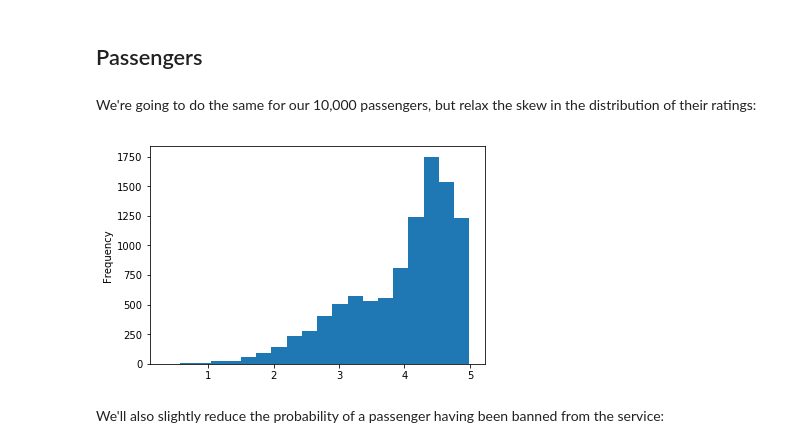
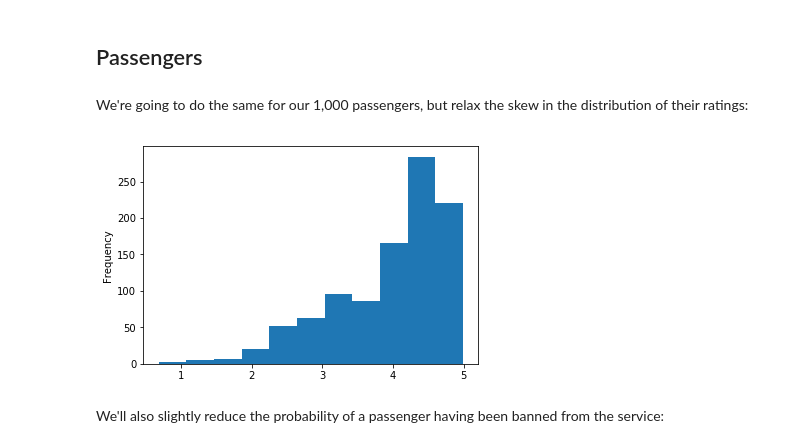
Before and after one commit to theianchan/data-notebooks, a Jupyter notebook: practice-marketplace-datasets.ipynb, the cells around one changed output. Drawn from its saved outputs; the diff is of its cells as text; code cells hidden in the pictures.

```diff
--- a/practice-marketplace-datasets.ipynb
+++ b/practice-marketplace-datasets.ipynb
@@ -150,18 +150,18 @@ Nice!
 # %% [markdown]
 ## Passengers
 # %% [markdown]
-We're going to do the same for our 10,000 passengers, but relax the skew in the distribution of their ratings:
+We're going to do the same for our 1,000 passengers, but relax the skew in the distribution of their ratings:
 # %%
 passenger_ratings = np.concatenate((
-    stats.norm.rvs(loc=4.5, scale=0.3, size=5000),
-    stats.skewnorm.rvs(a=-1, loc=4, scale=1, size=5000)
+    stats.norm.rvs(loc=4.5, scale=0.3, size=500),
+    stats.skewnorm.rvs(a=-1, loc=4, scale=1, size=500)
 )).clip(0.01, 4.99)
 
 df_passengers = pd.DataFrame({"rating" : passenger_ratings}, index=[range(len(passenger_ratings))])
 # %%
-_ = df_passengers["rating"].plot(kind="hist", bins=20)
+_ = df_passengers["rating"].plot(kind="hist", bins=11)
 # %% [output]
-[figure, old version]
+[figure, new version]
 # %% [markdown]
 We'll also slightly reduce the probability of a passenger having been banned from the service:
 # %%
```
Also changed, not shown: parts of 39 cells of this notebook.
